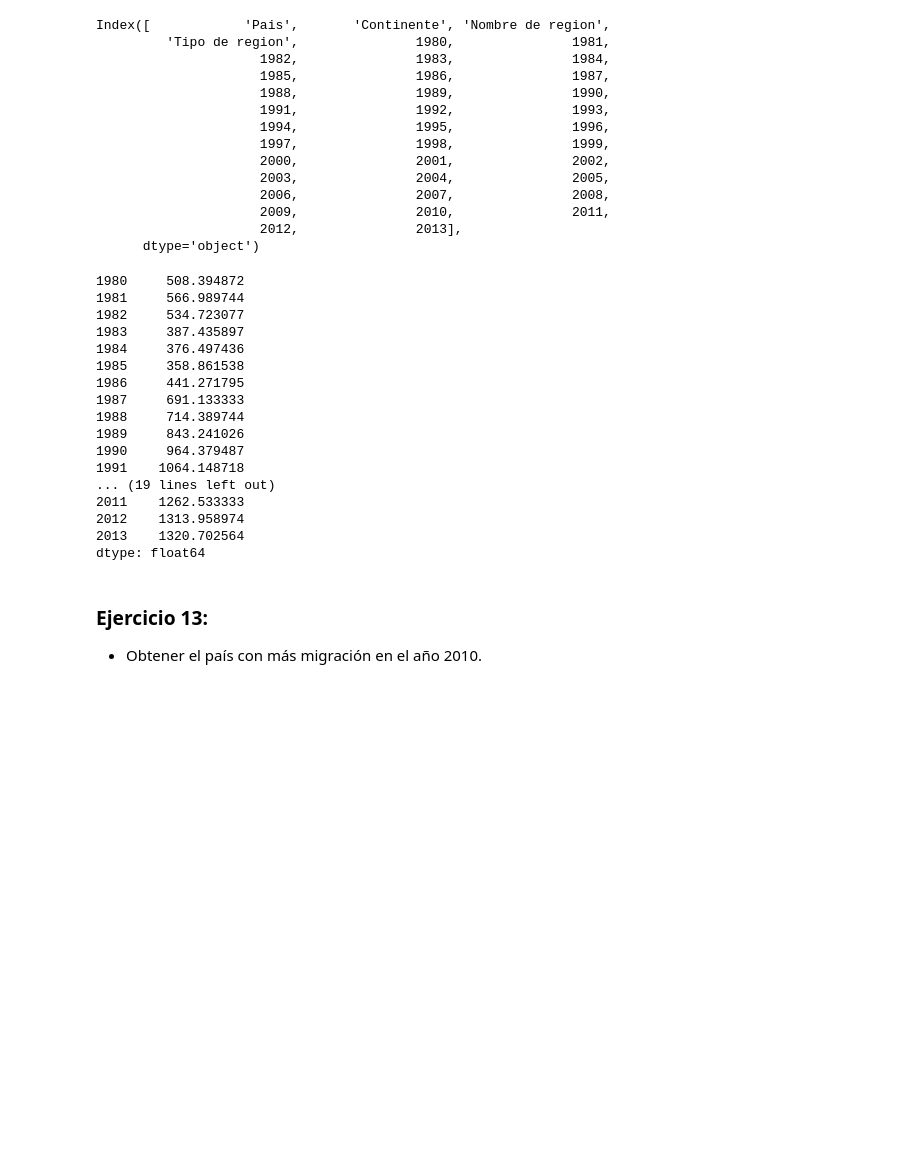
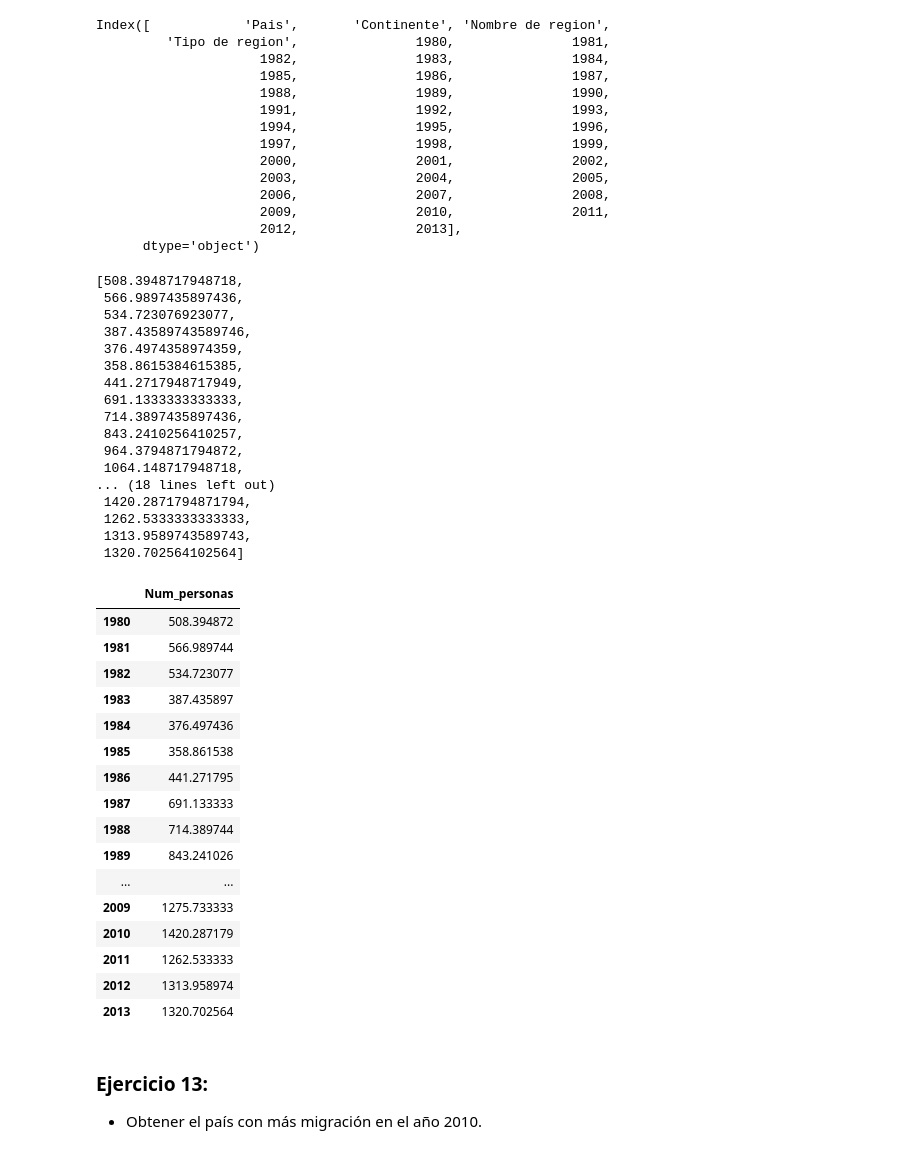
Before and after one commit to mplazap/Bootcamp_ejercicios, a Jupyter notebook: Tema 3 - Data Science/03.- Pandas (1)/03.pandas_1_ejercicios.ipynb, the cells around one changed output. Saved outputs shown, nothing was run; the diff lists cells and outputs as text; code cells hidden in the pictures; blank space fills up the shorter version.

```diff
--- a/Tema 3 - Data Science/03.- Pandas (1)/03.pandas_1_ejercicios.ipynb
+++ b/Tema 3 - Data Science/03.- Pandas (1)/03.pandas_1_ejercicios.ipynb
@@ -118,7 +118,7 @@ lista_colum
 ### Ejercicio 8:
 - Eliminar las columnas: _**Tipo**_, _**Area**_ y _**Region**_.
 # %%
-df = df.drop(columns = ['Tipo', 'Area', 'Region'])
+df = df.drop(columns = ['Tipo', 'Area', 'Region'],axis=1)
 # %%
 print(df.columns)
 # %% [output]
@@ -192,27 +205,46 @@ Index([            'Pais',       'Continente', 'Nombre de region',
                      2012,               2013],
       dtype='object')
 # %%
-fechas = range(1980, 2014)
-media = df[fechas].mean()
-print(media)
+df[range(1980, 2014)].mean().to_list()
 # %% [output]
-1980     508.394872
-1981     566.989744
-1982     534.723077
-1983     387.435897
-1984     376.497436
-1985     358.861538
-1986     441.271795
-1987     691.133333
-1988     714.389744
-1989     843.241026
-1990     964.379487
-1991    1064.148718
-... (19 lines left out)
-2011    1262.533333
-2012    1313.958974
-2013    1320.702564
-dtype: float64
+[508.3948717948718,
+ 566.9897435897436,
+ 534.723076923077,
+ 387.43589743589746,
+ 376.4974358974359,
+ 358.8615384615385,
+ 441.2717948717949,
+ 691.1333333333333,
+ 714.3897435897436,
+ 843.2410256410257,
+ 964.3794871794872,
+ 1064.148717948718,
+... (18 lines left out)
+ 1420.2871794871794,
+ 1262.5333333333333,
+ 1313.9589743589743,
+ 1320.702564102564]
+# %%
+# En un data frame
+pd.DataFrame(df[range(1980, 2014)].mean(), columns=['Num_personas'])
+# %% [output]
+|  | Num_personas |
+| 1980 | 508.394872 |
+| 1981 | 566.989744 |
+| 1982 | 534.723077 |
+| 1983 | 387.435897 |
+| 1984 | 376.497436 |
+| 1985 | 358.861538 |
+| 1986 | 441.271795 |
+| 1987 | 691.133333 |
+| 1988 | 714.389744 |
+| 1989 | 843.241026 |
+| ... | ... |
+| 2009 | 1275.733333 |
+| 2010 | 1420.287179 |
+| 2011 | 1262.533333 |
+| 2012 | 1313.958974 |
+| 2013 | 1320.702564 |
 # %% [markdown]
 ### Ejercicio 13:
 - Obtener el país con más migración en el año 2010.
```
Also changed, not shown: parts of 16 cells of this notebook.
